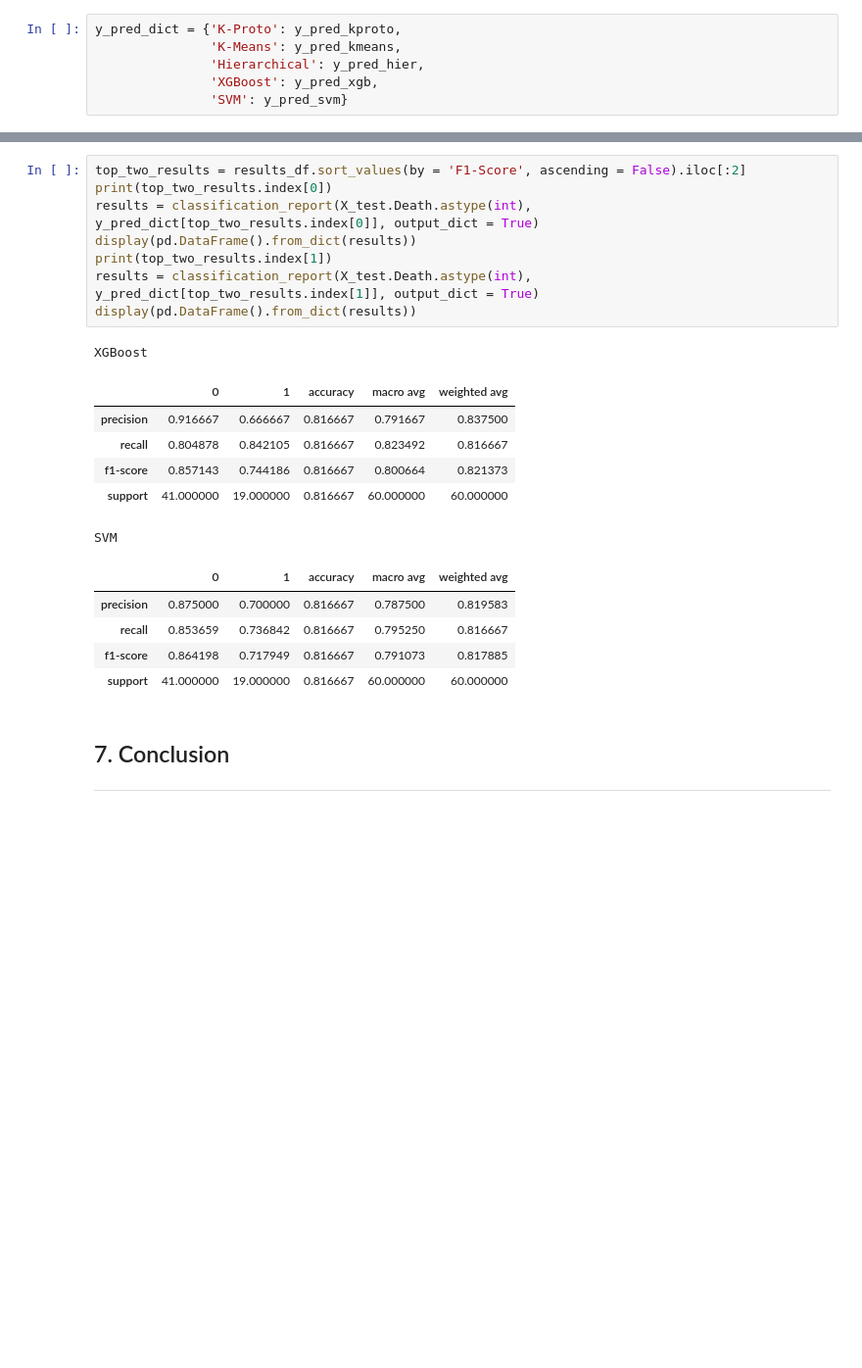
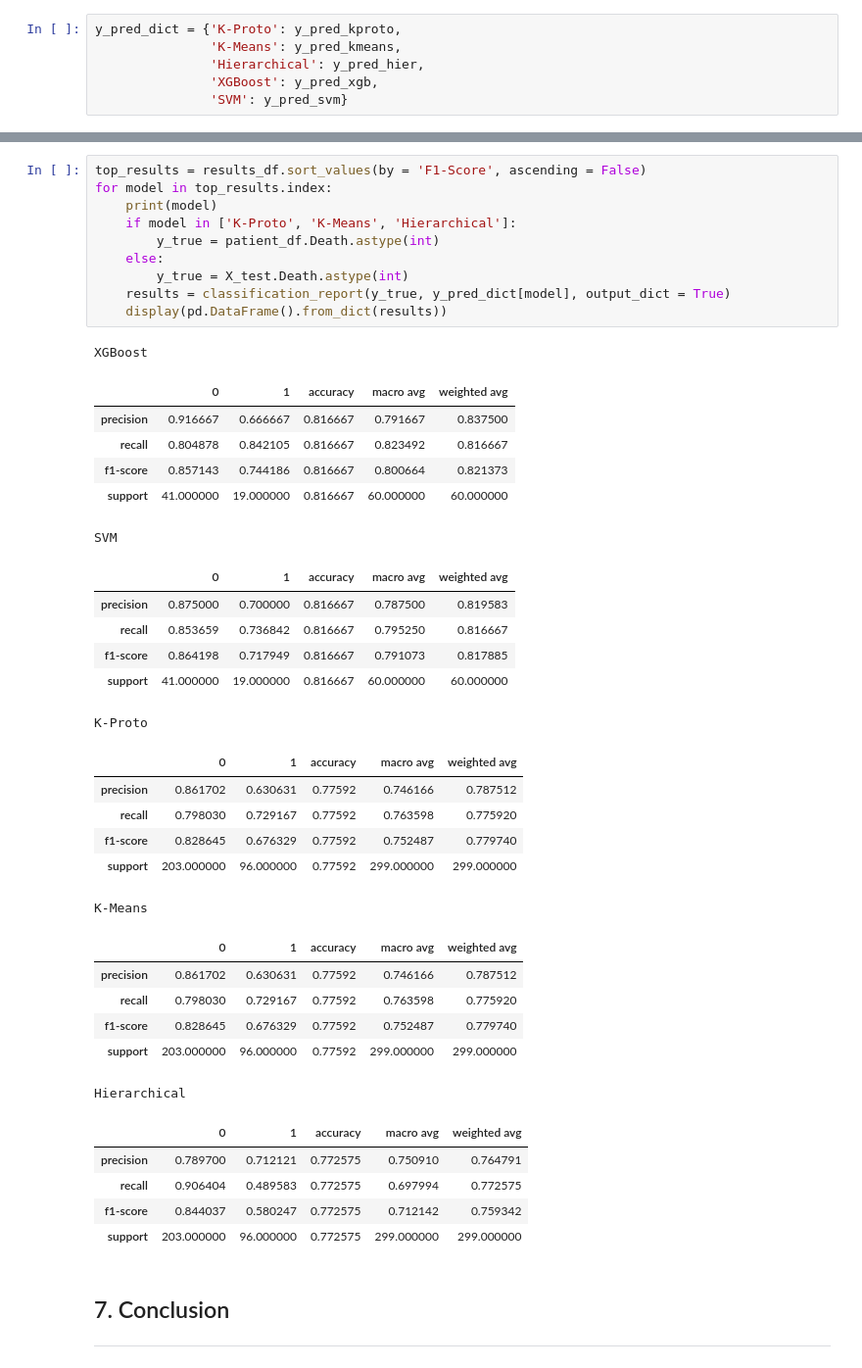
Before and after one commit to chill0121/Unsupervised_Heart_Failure_Mortality, a Jupyter notebook: Unsupervised_Heart_Failure_Mortality.ipynb, the cells around one changed output, grey strips where cells are left out. Shown at 98% size. Drawn from its saved outputs; the diff is of its cells as text; blank space fills up the shorter version.

```diff
--- a/Unsupervised_Heart_Failure_Mortality.ipynb
+++ b/Unsupervised_Heart_Failure_Mortality.ipynb
@@ -891,24 +912,44 @@ results_df.style.apply(highlight_top_two).apply(max_value_highlight)
-# %%
-top_two_results = results_df.sort_values(by = 'F1-Score', ascending = False).iloc[:2]
-print(top_two_results.index[0])
-results = classification_report(X_test.Death.astype(int), y_pred_dict[top_two_results.index[0]], output_dict = True)
-display(pd.DataFrame().from_dict(results))
-print(top_two_results.index[1])
-results = classification_report(X_test.Death.astype(int), y_pred_dict[top_two_results.index[1]], output_dict = True)
-display(pd.DataFrame().from_dict(results))
-# %% [output]
-XGBoost
-|  | 0 | 1 | accuracy | macro avg | weighted avg |
-| precision | 0.916667 | 0.666667 | 0.816667 | 0.791667 | 0.837500 |
-| recall | 0.804878 | 0.842105 | 0.816667 | 0.823492 | 0.816667 |
-| f1-score | 0.857143 | 0.744186 | 0.816667 | 0.800664 | 0.821373 |
-| support | 41.000000 | 19.000000 | 0.816667 | 60.000000 | 60.000000 |
-SVM
-|  | 0 | 1 | accuracy | macro avg | weighted avg |
-| precision | 0.875000 | 0.700000 | 0.816667 | 0.787500 | 0.819583 |
-| recall | 0.853659 | 0.736842 | 0.816667 | 0.795250 | 0.816667 |
-| f1-score | 0.864198 | 0.717949 | 0.816667 | 0.791073 | 0.817885 |
-| support | 41.000000 | 19.000000 | 0.816667 | 60.000000 | 60.000000 |
+# %%
+top_results = results_df.sort_values(by = 'F1-Score', ascending = False)
+for model in top_results.index:
+    print(model)
+    if model in ['K-Proto', 'K-Means', 'Hierarchical']:
+        y_true = patient_df.Death.astype(int)
+    else:
+        y_true = X_test.Death.astype(int)
+    results = classification_report(y_true, y_pred_dict[model], output_dict = True)
+    display(pd.DataFrame().from_dict(results))
+# %% [output]
+XGBoost
+|  | 0 | 1 | accuracy | macro avg | weighted avg |
+| precision | 0.916667 | 0.666667 | 0.816667 | 0.791667 | 0.837500 |
+| recall | 0.804878 | 0.842105 | 0.816667 | 0.823492 | 0.816667 |
+| f1-score | 0.857143 | 0.744186 | 0.816667 | 0.800664 | 0.821373 |
+| support | 41.000000 | 19.000000 | 0.816667 | 60.000000 | 60.000000 |
+SVM
+|  | 0 | 1 | accuracy | macro avg | weighted avg |
+| precision | 0.875000 | 0.700000 | 0.816667 | 0.787500 | 0.819583 |
+| recall | 0.853659 | 0.736842 | 0.816667 | 0.795250 | 0.816667 |
+| f1-score | 0.864198 | 0.717949 | 0.816667 | 0.791073 | 0.817885 |
+| support | 41.000000 | 19.000000 | 0.816667 | 60.000000 | 60.000000 |
+K-Proto
+|  | 0 | 1 | accuracy | macro avg | weighted avg |
+| precision | 0.861702 | 0.630631 | 0.77592 | 0.746166 | 0.787512 |
+| recall | 0.798030 | 0.729167 | 0.77592 | 0.763598 | 0.775920 |
+| f1-score | 0.828645 | 0.676329 | 0.77592 | 0.752487 | 0.779740 |
+| support | 203.000000 | 96.000000 | 0.77592 | 299.000000 | 299.000000 |
+K-Means
+|  | 0 | 1 | accuracy | macro avg | weighted avg |
+| precision | 0.861702 | 0.630631 | 0.77592 | 0.746166 | 0.787512 |
+| recall | 0.798030 | 0.729167 | 0.77592 | 0.763598 | 0.775920 |
+| f1-score | 0.828645 | 0.676329 | 0.77592 | 0.752487 | 0.779740 |
+| support | 203.000000 | 96.000000 | 0.77592 | 299.000000 | 299.000000 |
+Hierarchical
+|  | 0 | 1 | accuracy | macro avg | weighted avg |
+| precision | 0.789700 | 0.712121 | 0.772575 | 0.750910 | 0.764791 |
+| recall | 0.906404 | 0.489583 | 0.772575 | 0.697994 | 0.772575 |
+| f1-score | 0.844037 | 0.580247 | 0.772575 | 0.712142 | 0.759342 |
+| support | 203.000000 | 96.000000 | 0.772575 | 299.000000 | 299.000000 |
 # %% [markdown]
 ## 7. Conclusion <a name="conclusion"></a>
 
```
Also changed, not shown: parts of 15 cells of this notebook.
